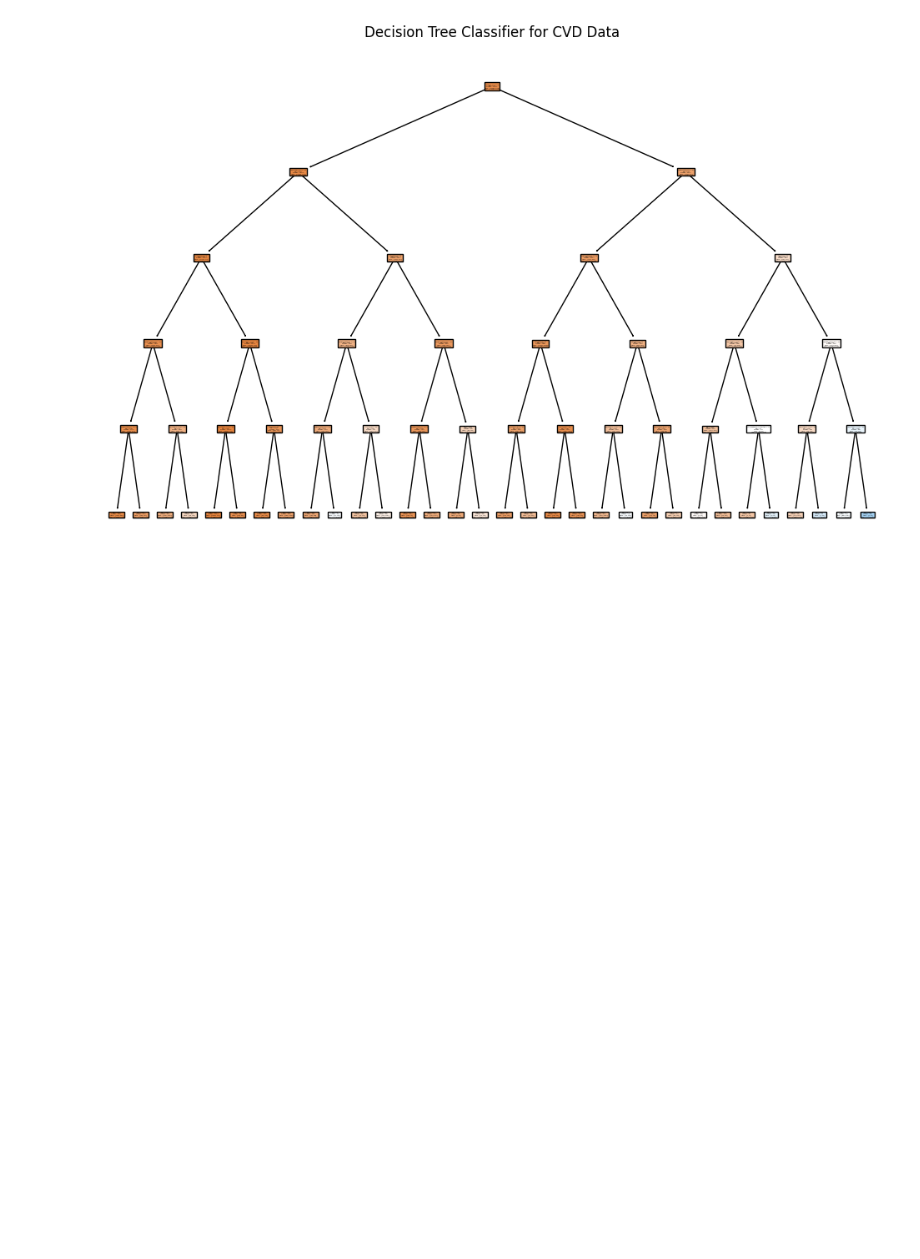
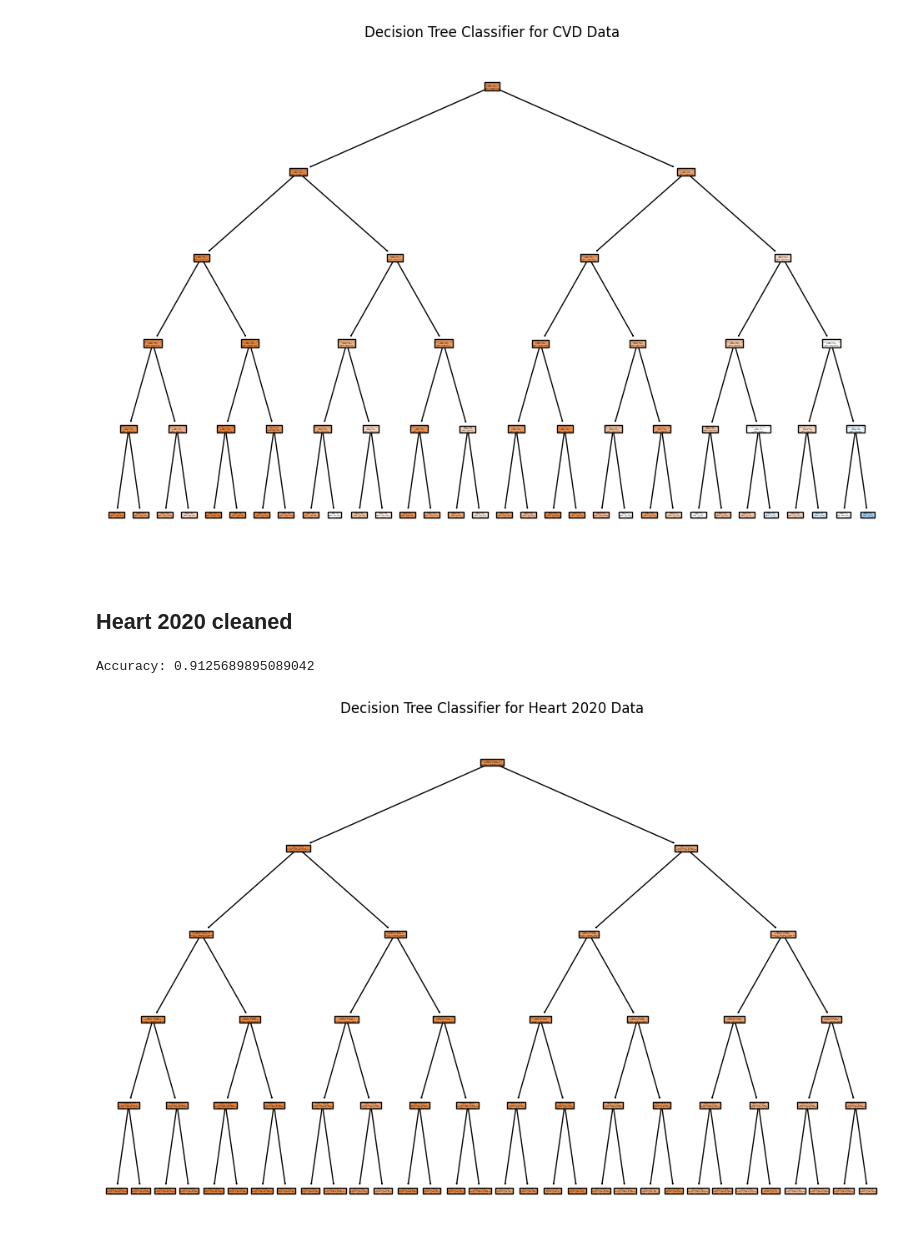
Before and after one commit to callnoah2/Healthcare_Analytics, a Jupyter notebook: code/decisionTree.ipynb, the cells around one changed output. Cells and saved outputs as stored; diff of their text form; code cells hidden in the pictures; blank space fills up the shorter version.

Commit message:
heart 2020 cleaned tree done

```diff
--- a/code/decisionTree.ipynb
+++ b/code/decisionTree.ipynb
@@ -203,3 +203,48 @@ else:
 Original data size: 274899
 Accuracy: 0.9196798835940342
 [figure]
+# %% [markdown]
+## Heart 2020 cleaned
+# %%
+# Connect to MySQL database
+conn = mysql.connector.connect(
+    host="localhost",
+    user="monty",
+    password="sushiSQL",
+    database="HealthCareAnalytics"
+)
+cursor = conn.cursor()
+
+# Read data from the MySQL table into a pandas DataFrame
+query = "SELECT * FROM heart_2020_cleaned"
+df = pd.read_sql(query, conn)
+
+# Close the MySQL connection
+conn.close()
+
+# Columns for modeling and target variable
+X = df[['BMI', 'PhysicalHealth', 'MentalHealth', 'SleepTime']]
+y = df['HeartDisease']  # Assuming 'HeartDisease' is the target variable
+
+# Split data into training and testing sets
+X_train, X_test, y_train, y_test = train_test_split(X, y, test_size=0.2, random_state=42)
+
+# Train a decision tree classifier
+model = DecisionTreeClassifier(max_depth=5)  # Adjust hyperparameters as needed
+model.fit(X_train, y_train)
+
+# Make predictions using the test data
+y_pred = model.predict(X_test)
+
+# Evaluate the model
+accuracy = accuracy_score(y_test, y_pred)
+print(f"Accuracy: {accuracy}")
+
+# Plot the decision tree
+plt.figure(figsize=(12, 8))
+plot_tree(model, filled=True, feature_names=X.columns, class_names=['No Disease', 'Disease'])
+plt.title("Decision Tree Classifier for Heart 2020 Data")
+plt.show()
+# %% [output]
+Accuracy: 0.9125689895089042
+[figure, added]
```
Also changed, not shown: 3 other files.
